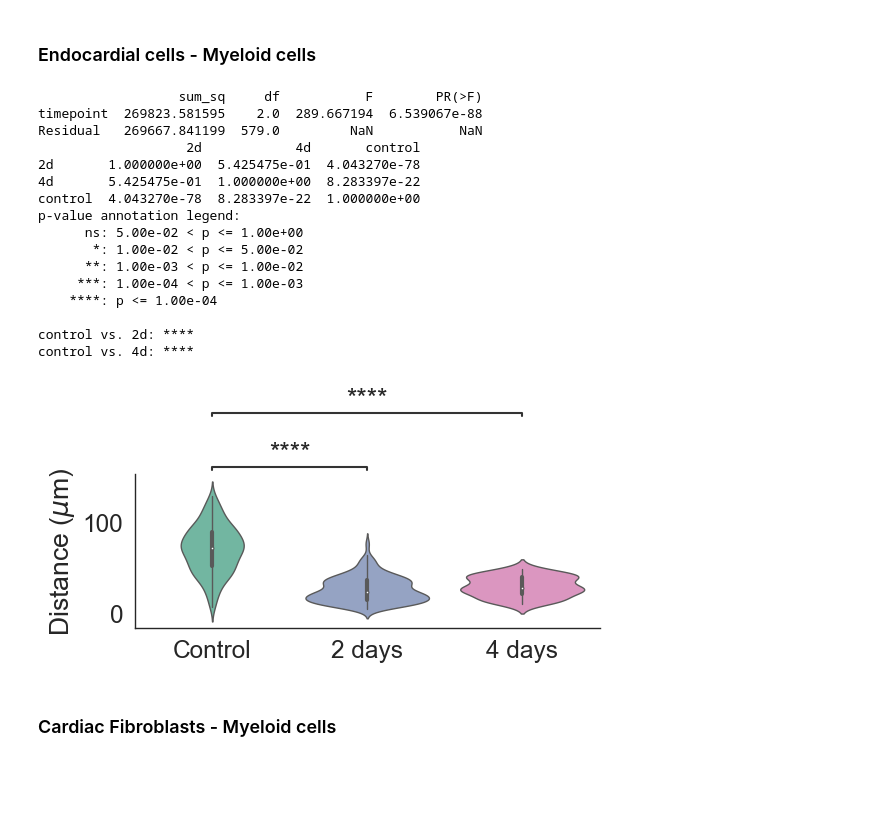
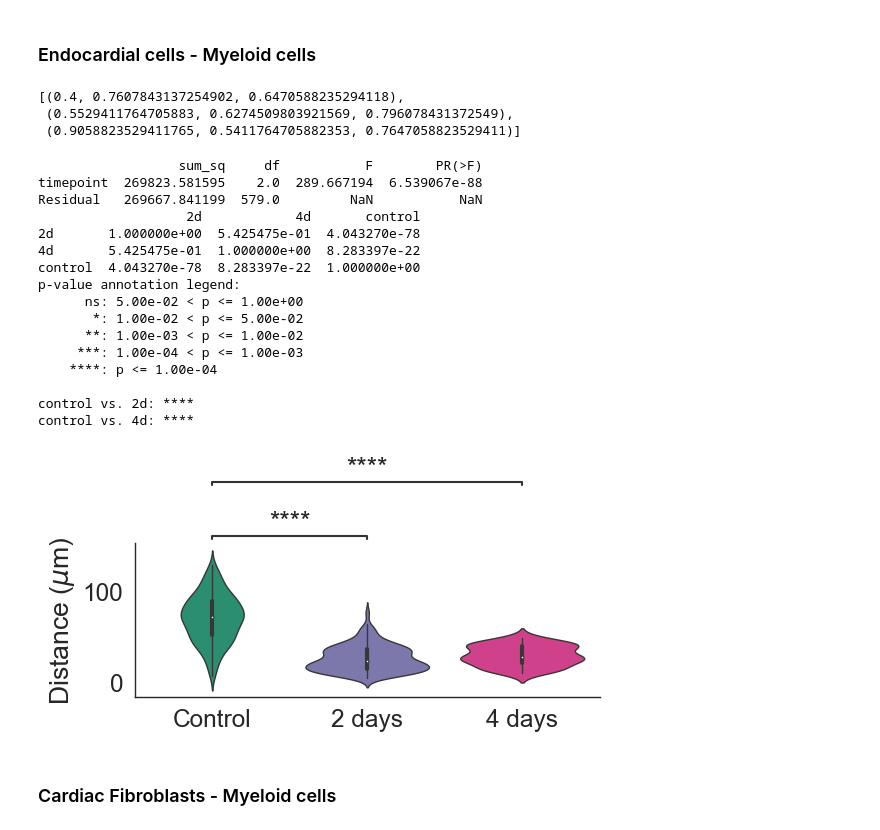
Before and after one commit to SchapiroLabor/mi_spatialomics, a Jupyter notebook: analysis/molecular_cartography_python/molkart.local_analysis_lianaplus.ipynb, the cells around one changed output. Cells and saved outputs as stored; diff of their text form; code cells hidden in the pictures; blank space fills up the shorter version.

Commit message:
Updates supplementary figure code.

```diff
--- a/analysis/molecular_cartography_python/molkart.local_analysis_lianaplus.ipynb
+++ b/analysis/molecular_cartography_python/molkart.local_analysis_lianaplus.ipynb
@@ -368,6 +369,15 @@ plt.savefig("../../plots/molkart.liana_plus.4d.nppa_myeloid.pdf", bbox_inches='t
 ## Calculate distances between different cell types
 # %% [markdown]
 ### Endocardial cells - Myeloid cells
+# %%
+palette = sns.color_palette('Set2')
+# Select the first, third, and fourth elements
+selected_colors = [palette[i] for i in [0, 2, 3]]
+selected_colors
+# %% [output]
+[(0.4, 0.7607843137254902, 0.6470588235294118),
+ (0.5529411764705883, 0.6274509803921569, 0.796078431372549),
+ (0.9058823529411765, 0.5411764705882353, 0.7647058823529411)]
 # %%
 import seaborn as sns
 
@@ -377,9 +387,10 @@ plot_size_factor = 2
 ndist_neighbours = 3
 endo_distances_dict = {}
 # Get the color palette
-palette = sns.color_palette('Set2')
+#palette = sns.color_palette('Set2')
 # Select the first, third, and fourth elements
-selected_colors = [palette[i] for i in [0, 2, 3]]
+#selected_colors = [palette[i] for i in [0, 2, 3]]
+selected_colors = ["#1B9E77","#7570B3","#E7298A"]
 
 # Loop over anndata_objects and calculate the distances between Endocardial cells and Myeloid cells for each sample and store the results in a list called endo_distances
 for sample in anndata_objects.keys():
@@ -447,8 +458,8 @@ dfs = [pd.DataFrame({ 'key': k, 'value': v }) for k, v in endo_distances_dict.it
 # Concatenate all the dataframes together
 df_endo = pd.concat(dfs, ignore_index=True)
 
-ax = sns.violinplot(data = df_endo, x='key', y='value', palette=selected_colors,
-               alpha=1, linewidth=1)
+ax = sns.violinplot(data = df_endo, x='key', y='value', palette=selected_colors, linewidth=1)
+# Change the alpha of the violin plot
 ax.set(xlabel=None)
 
 pairs = [("control", "2d"), ("control", "4d")]
@@ -465,34 +476,34 @@ annot.annotate()
 
 # Plot data points on top of violin plots. Each data point should be a measurement from one cell
 #sns.swarmplot(data = list(endo_distances_dict.values()), color="black", alpha=0.5)
 
 # Rename the x axis labels to control, 2d, 4d
 plt.xticks([0, 1, 2], ['Control', '2 days', '4 days'])
 
 # Remove the black border of the plottng area
 sns.despine()
 # Add ylab that says distance to closest myeloid cell (micrometer) with the scientific symbol for micrometer
 plt.ylabel('Distance ($\mu$m)')
 
 plt.savefig("../../plots/molkart.liana_plus.distance_boxplot.endocard_myeloid.pdf", bbox_inches='tight')
 # %% [output]
                   sum_sq     df           F        PR(>F)
 timepoint  269823.581595    2.0  289.667194  6.539067e-88
 Residual   269667.841199  579.0         NaN           NaN
                    2d            4d       control
 2d       1.000000e+00  5.425475e-01  4.043270e-78
 4d       5.425475e-01  1.000000e+00  8.283397e-22
 control  4.043270e-78  8.283397e-22  1.000000e+00
 p-value annotation legend:
       ns: 5.00e-02 < p <= 1.00e+00
        *: 1.00e-02 < p <= 5.00e-02
       **: 1.00e-03 < p <= 1.00e-02
      ***: 1.00e-04 < p <= 1.00e-03
     ****: p <= 1.00e-04
 
 control vs. 2d: ****
 control vs. 4d: ****
-[figure, old version]
+[figure, new version]
 # %% [markdown]
 ### Cardiac Fibroblasts - Myeloid cells
 # %%
```
Also changed, not shown: parts of 2 cells of this notebook, 9 other files.
